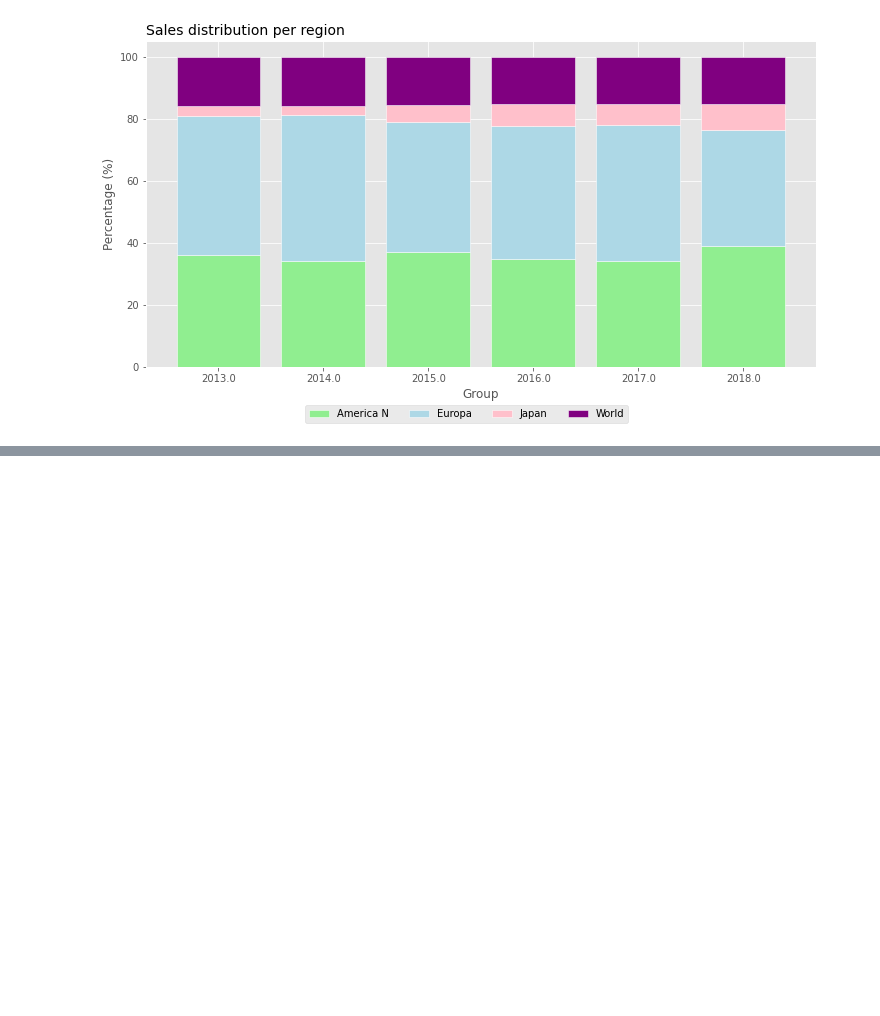
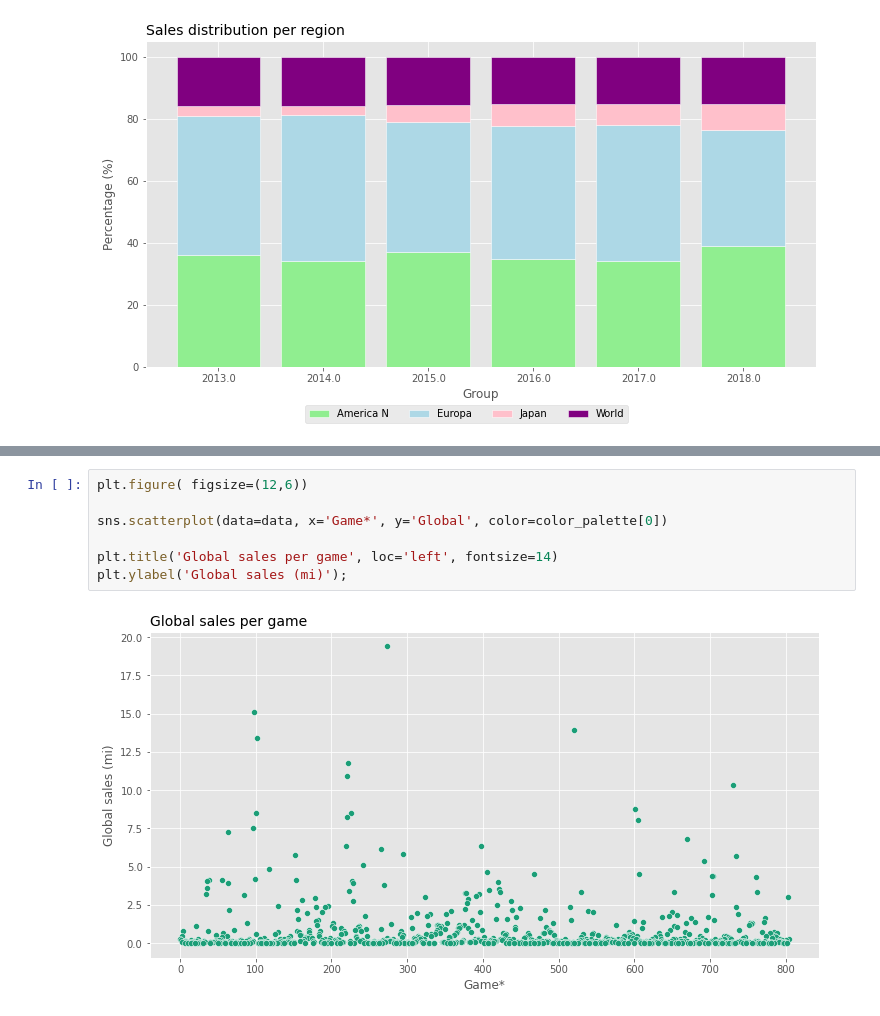
Before and after one commit to Nathan-ferig/Python, a Jupyter notebook: Python_for_Data_Science/sales_analysis.ipynb, the cells around one changed output, grey strips where cells are left out. Drawn from its saved outputs; the diff is of its cells as text; blank space fills up the shorter version.

```diff
--- a/Python_for_Data_Science/sales_analysis.ipynb
+++ b/Python_for_Data_Science/sales_analysis.ipynb
@@ -162,0 +230,9 @@ plt.legend(['America N','Europa', 'Japan', 'World'], loc='upper left', bbox_to_a
+# %%
+plt.figure( figsize=(12,6))
+
+sns.scatterplot(data=data, x='Game*', y='Global', color=color_palette[0])
+
+plt.title('Global sales per game', loc='left', fontsize=14)
+plt.ylabel('Global sales (mi)');
+# %% [output]
+[figure, added]
```
Also changed, not shown: parts of 10 cells of this notebook, 1 other file.
